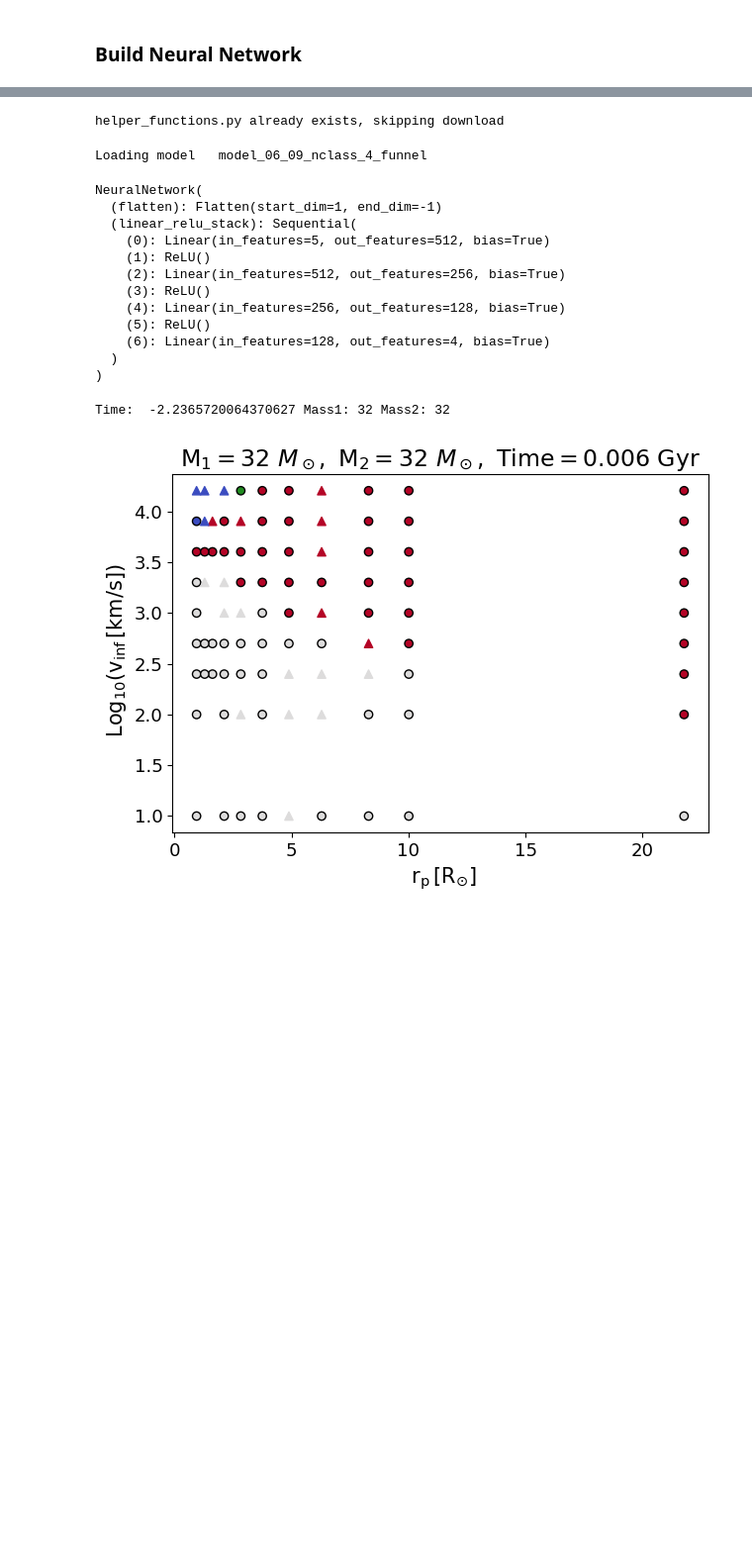
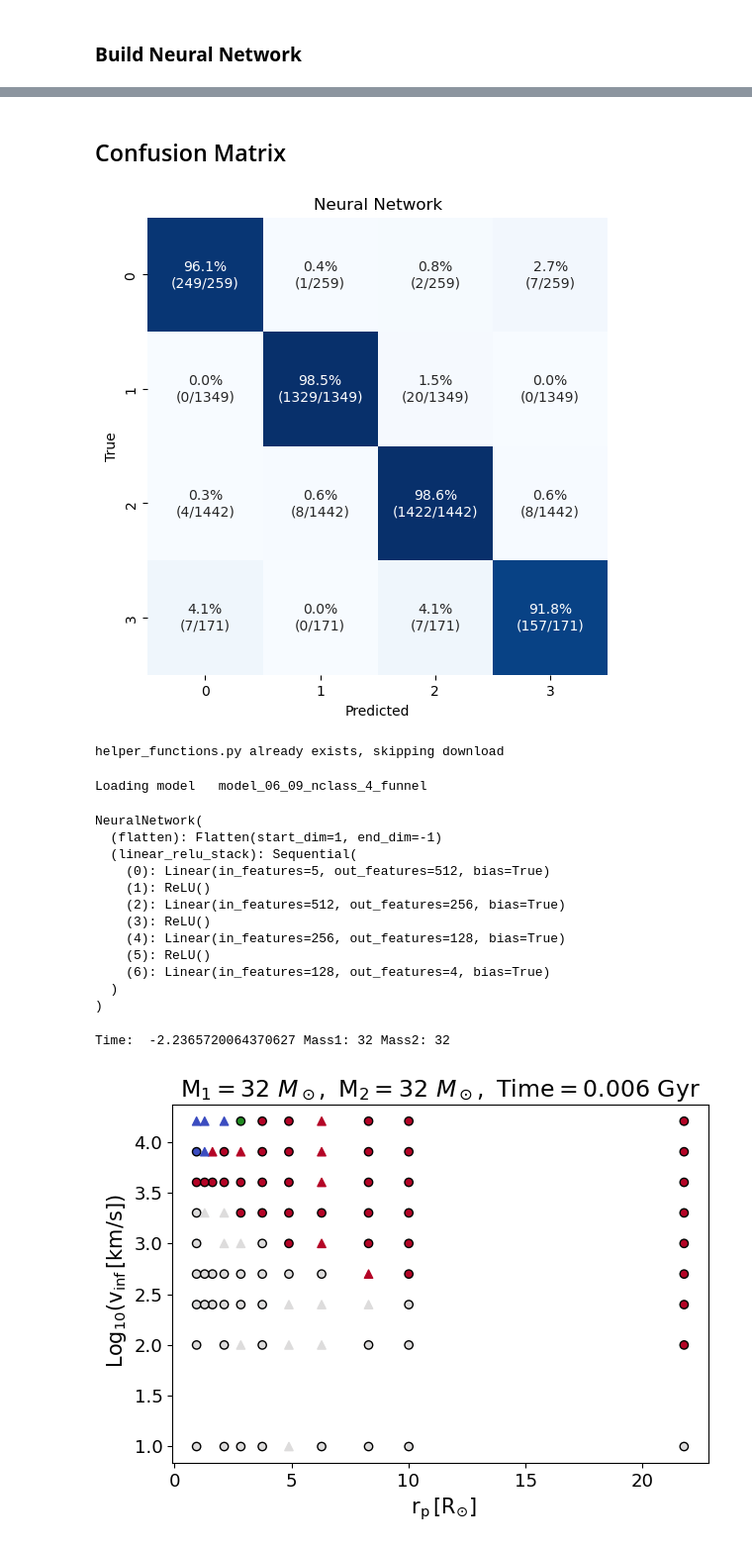
Before and after one commit to elenagonzalez870/ML_SPH_project, a Jupyter notebook: NN_classification.ipynb, the cells around one changed output, grey strips where cells are left out. Shown: that part at 99% size. Cells and saved outputs as stored; diff of their text form; code cells hidden in the pictures; blank space fills up the shorter version.

```diff
--- a/NN_classification.ipynb
+++ b/NN_classification.ipynb
@@ -262,7 +255,7 @@ run = wandb.init(
     # Set the wandb entity where your project will be logged (generally your team name).
     entity="elena-gonzalez-northwestern-university",
     # Set the wandb project where this run will be logged.
-    project="ML_SPH_NN",
+    project="ML_SPH_NN_Classification",
     name="W521_256_128_l3_500_classification_4",
     # Track hyperparameters and run metadata.
     config={
@@ -272,11 +265,11 @@ run = wandb.init(
         "epochs": 1000,
         "width": 521_256_128,
         "layers": 3,
-        "batch_size": 512,
+        "batch_size": 128,
         "labels":4
     },
 )
 
 run_id = wandb.run.id
-model_name = f"model_{date_str}_{run_id}"
+model_name = f"class_model_{date_str}_{run_id}"
 # %% [output]
@@ -292,8 +283,8 @@ from torch.optim.lr_scheduler import CosineAnnealingLR
 from sklearn.utils.class_weight import compute_class_weight
 
 # Get class weights for loss function
-# class_weights = compute_class_weight(class_weight='balanced', classes=np.unique(y_train), y=y_train)
-# class_weights = torch.tensor(class_weights, dtype=torch.float32).to(device)
+class_weights = compute_class_weight(class_weight='balanced', classes=np.unique(y_train), y=y_train)
+class_weights = torch.tensor(class_weights, dtype=torch.float).to(device)
 
 # Set Hyper-parameters
 epochs = 1000
@@ -310,7 +301,9 @@ model = NeuralNetwork()
 model = model.float()
 
 # Set loss functions, optimizer, and learning rate scheduler
-loss_fn = nn.CrossEntropyLoss()
+loss_fn = nn.CrossEntropyLoss(weight=class_weights)
+# loss_fn = nn.CrossEntropyLoss()
+
 optimizer = torch.optim.SGD(model.parameters(), lr=0.1)
 scheduler = CosineAnnealingLR(optimizer, T_max=epochs)
 
@@ -318,16 +311,11 @@ scheduler = CosineAnnealingLR(optimizer, T_max=epochs)
 for t in range(epochs):
     print(t)
     train(train_dataloader, model, loss_fn, optimizer)
-    val_loss= test(val_dataloader, model, loss_fn)
 
-    # Compute different accuracies for validation set
-    size = len(val_dataloader.dataset)
-    num_batches = len(val_dataloader)
-
-    # balanced_acc = balanced_accuracy_score(y_true, y_pred)
+    val_loss, val_correct, val_balanced_acc, _ = test(val_dataloader, model, loss_fn)
 
     # Log metrics to wandb.
-    # run.log({"val_acc": 100*correct, "val_balanced_acc": 100 * balanced_acc, "val_loss": val_loss, "class_val_loss": class_val_loss})
+    run.log({"val_acc": 100*val_correct, "val_balanced_acc": 100 * val_balanced_acc, "val_loss": val_loss})
 
     if val_loss < best_val_score:
         best_val_score = val_loss
@@ -391,3 +444,29 @@ TypeError: cannot unpack non-iterable float object
+# %% [markdown]
+## Confusion Matrix ##
+# %%
+# Compute confusion matrix
+cm = confusion_matrix(y_test, y_pred_test)
+cm_norm = cm.astype("float") / cm.sum(axis=1)[:, np.newaxis]  # row-normalized
+
+# Build custom labels with both % and raw counts
+labels = np.empty_like(cm).astype(str)
+for i in range(cm.shape[0]):
+    for j in range(cm.shape[1]):
+        percent = cm_norm[i, j] * 100
+        labels[i, j] = f"{percent:.1f}%\n({cm[i, j]}/{cm[i].sum()})"
+
+# Plot with seaborn
+plt.figure(figsize=(6, 6))
+sns.heatmap(cm_norm, annot=labels, fmt="", cmap="Blues",
+            xticklabels=np.unique(y_test), yticklabels=np.unique(y_test),
+            cbar=False)
+
+plt.xlabel("Predicted")
+plt.ylabel("True")
+plt.title("Neural Network")
+plt.show()
+# %% [output]
+[figure, added]
 # %%
 import requests
 from pathlib import Path
```
Also changed, not shown: parts of 10 cells of this notebook, 23 other files.
